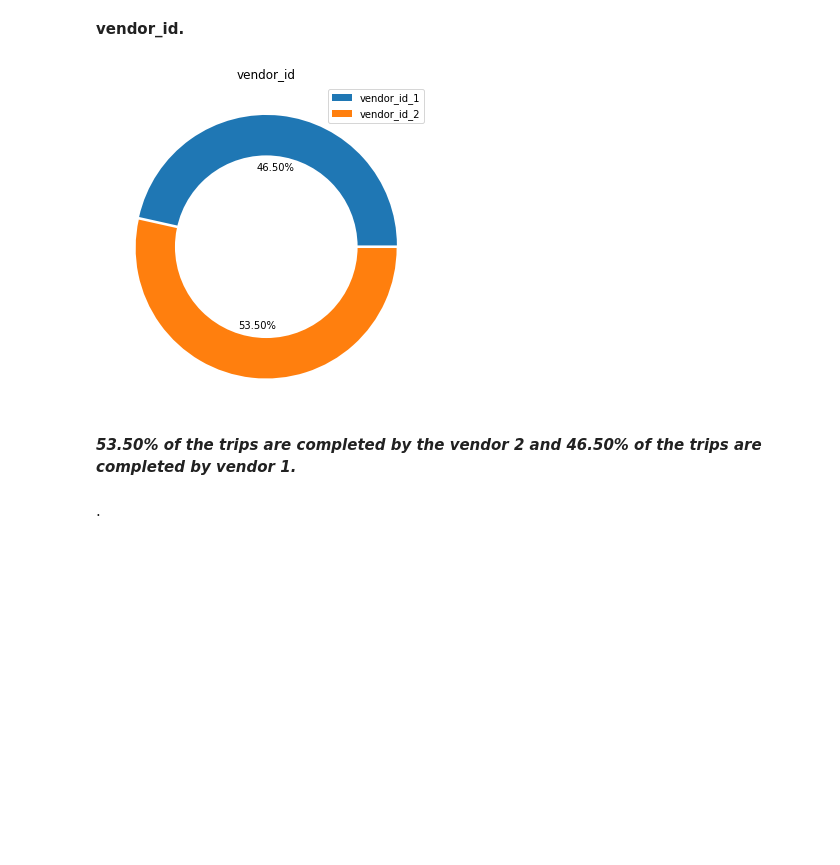
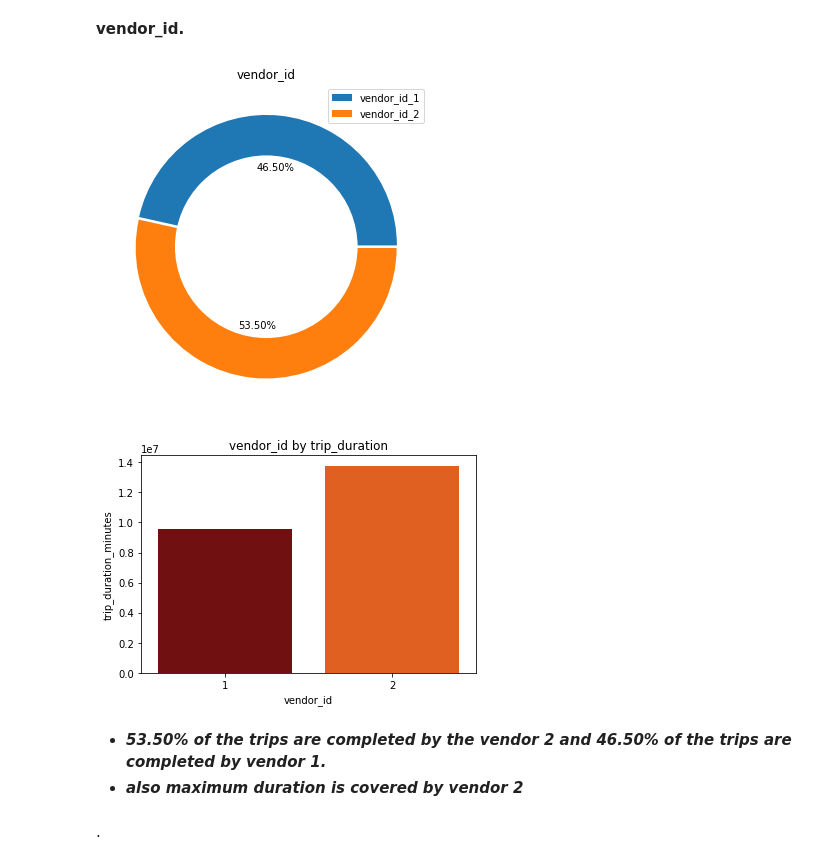
Before and after one commit to anishjohnson/NYC_Taxi_Trip_Time_Prediction, a Jupyter notebook: NYC_Taxi_TripDuration_Prediction.ipynb, the cells around one changed output. Saved outputs shown, nothing was run; the diff lists cells and outputs as text; code cells hidden in the pictures; blank space fills up the shorter version.

```diff
--- a/NYC_Taxi_TripDuration_Prediction.ipynb
+++ b/NYC_Taxi_TripDuration_Prediction.ipynb
@@ -241,28 +238,37 @@ independent_variables = ['vendor_id', 'passenger_count', 'pickup_longitude', 'pi
 # %% [markdown]
 **vendor_id.**
 # %%
+from seaborn import palettes
 # Calculate the trips done by each vendor.
 one = len(nyc_df[nyc_df['vendor_id'] == 1])
 two = len(nyc_df[nyc_df['vendor_id'] == 2])
 v_id = [one, two]
 v_name = ['vendor_id_1', 'vendor_id_2']
 
 # Plot it.
 fig = plt.figure(figsize=(6,6))
 plt.pie(v_id, autopct='%1.2f%%', explode=(0.01,0.01))
 plt.title('vendor_id')
 plt.legend(labels=v_name)
 
 #draw circle
 centre_circle = plt.Circle((0,0),0.70,fc='white')
 fig = plt.gcf()
 fig.gca().add_artist(centre_circle)
 
 plt.show()
+
+# Groupby trip duration
+durationByvendor = nyc_df.groupby('vendor_id', as_index=False)['trip_duration_minutes'].sum()
+sns.barplot(data=durationByvendor, x='vendor_id', y='trip_duration_minutes', palette='gist_heat')
+plt.title('vendor_id by trip_duration')
+plt.show()
 # %% [output]
 [figure]
+[figure, added]
 # %% [markdown]
-***53.50% of the trips are completed by the vendor 2 and 46.50% of the trips are completed by vendor 1.***
+* ***53.50% of the trips are completed by the vendor 2 and 46.50% of the trips are completed by vendor 1.***
+* ***also maximum duration is covered by vendor 2***
 # %% [markdown]
 .
 # %% [markdown]
```
Also changed, not shown: parts of 23 cells of this notebook.
